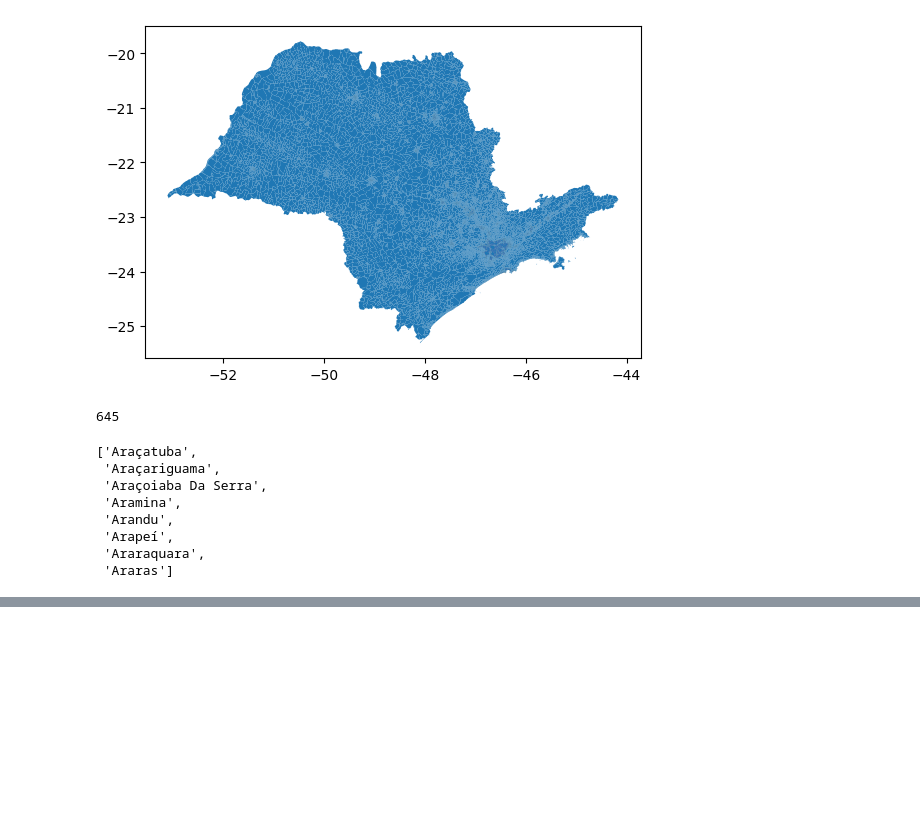
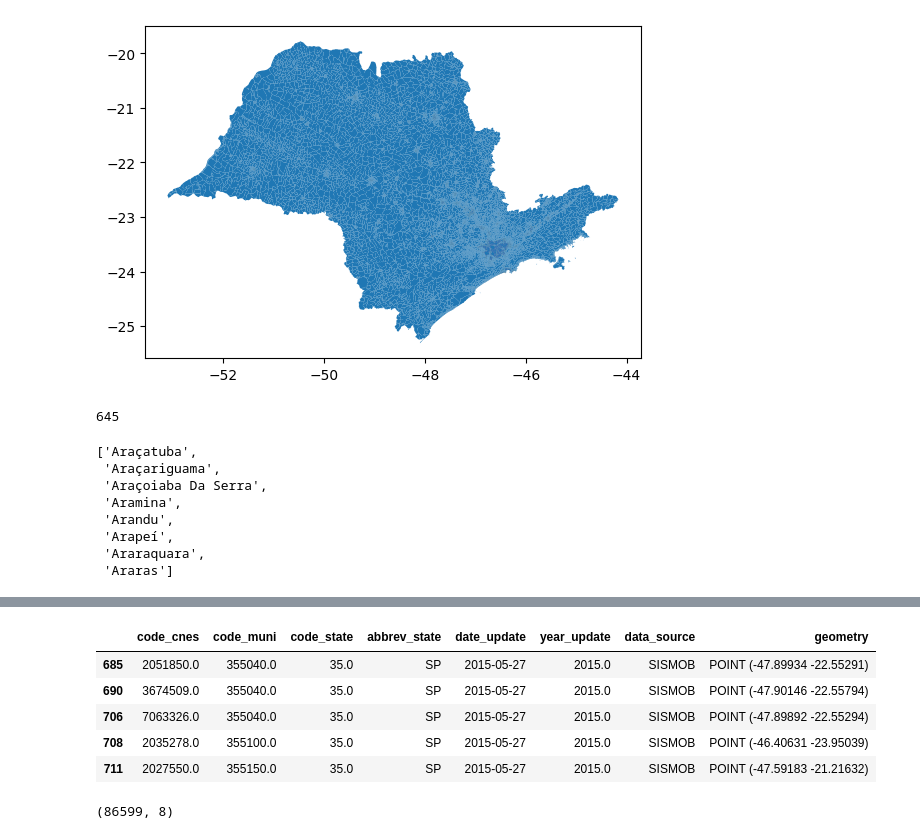
Before and after one commit to eduardoandd/Gerando_Mapas_Python, a Jupyter notebook: A2_Gerando_mapa_python.ipynb, the cells around one changed output, grey strips where cells are left out. Saved outputs shown, nothing was run; the diff lists cells and outputs as text; code cells hidden in the pictures; blank space fills up the shorter version.

```diff
--- a/A2_Gerando_mapa_python.ipynb
+++ b/A2_Gerando_mapa_python.ipynb
@@ -113,0 +111,13 @@ censo_mogi_2010.head()
+# %%
+health_sp.head()
+# %% [output]
+|  | code_cnes | code_muni | code_state | abbrev_state | date_update | year_update | data_source | geometry |
+| 685 | 2051850.0 | 355040.0 | 35.0 | SP | 2015-05-27 | 2015.0 | SISMOB | POINT (-47.89934 -22.55291) |
+| 690 | 3674509.0 | 355040.0 | 35.0 | SP | 2015-05-27 | 2015.0 | SISMOB | POINT (-47.90146 -22.55794) |
+| 706 | 7063326.0 | 355040.0 | 35.0 | SP | 2015-05-27 | 2015.0 | SISMOB | POINT (-47.89892 -22.55294) |
+| 708 | 2035278.0 | 355100.0 | 35.0 | SP | 2015-05-27 | 2015.0 | SISMOB | POINT (-46.40631 -23.95039) |
+| 711 | 2027550.0 | 355150.0 | 35.0 | SP | 2015-05-27 | 2015.0 | SISMOB | POINT (-47.59183 -21.21632) |
+# %%
+health_sp.shape #SHAPE=FORMA
+# %% [output]
+(86599, 8)
```
Also changed, not shown: parts of 6 cells of this notebook.
